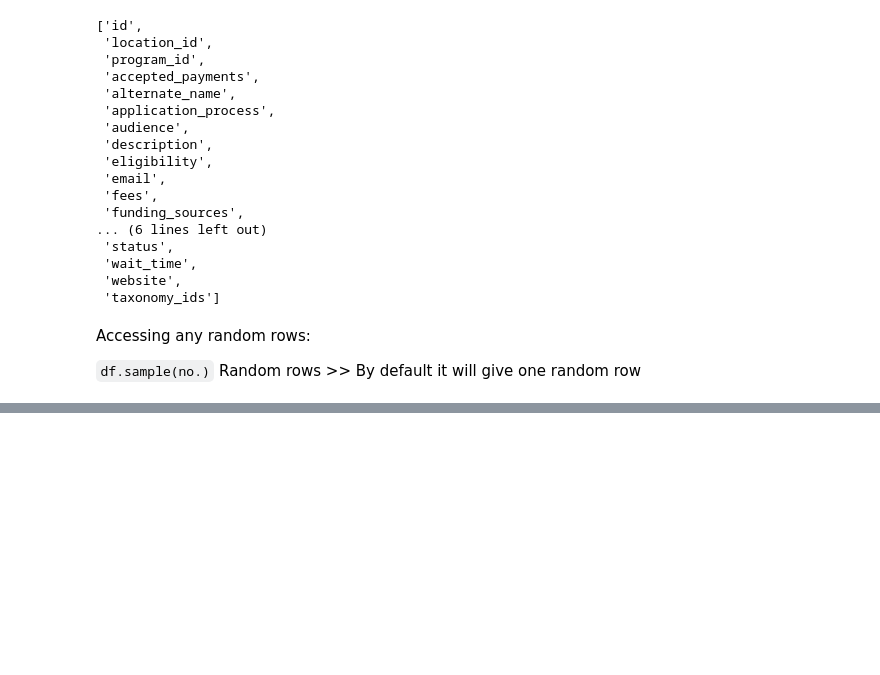
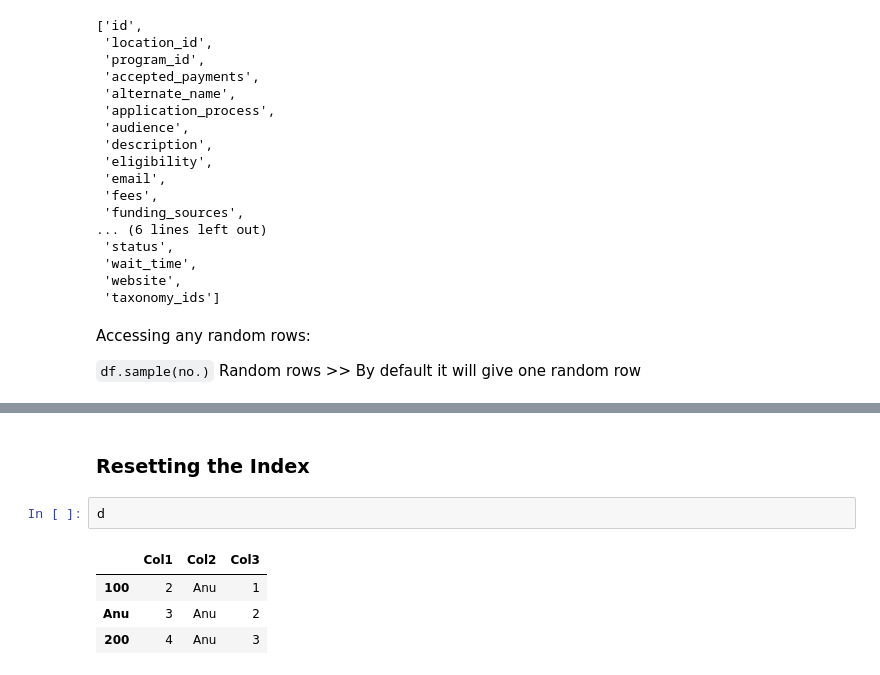
Before and after one commit to prA-G/DailyPythonNotes, a Jupyter notebook: 18_Pandas.ipynb, the cells around one changed output, grey strips where cells are left out. Cells and saved outputs as stored; diff of their text form; blank space fills up the shorter version.

```diff
--- a/18_Pandas.ipynb
+++ b/18_Pandas.ipynb
@@ -399,0 +568,9 @@ df.sample(2)
+# %% [markdown]
+### Resetting the Index
+# %%
+d
+# %% [output]
+|  | Col1 | Col2 | Col3 |
+| 100 | 2 | Anu | 1 |
+| Anu | 3 | Anu | 2 |
+| 200 | 4 | Anu | 3 |
```
Also changed, not shown: parts of 26 cells of this notebook, 1 other file.
